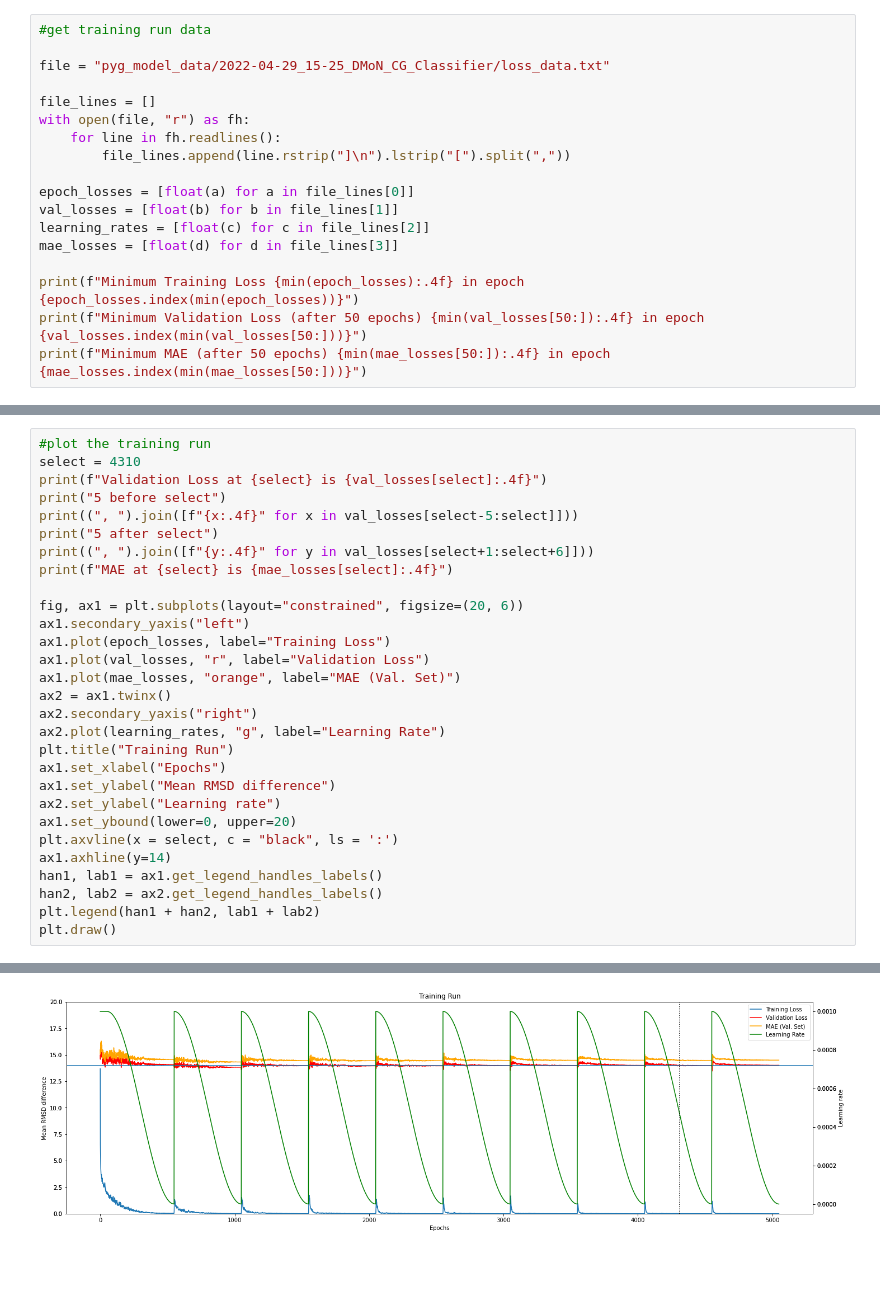
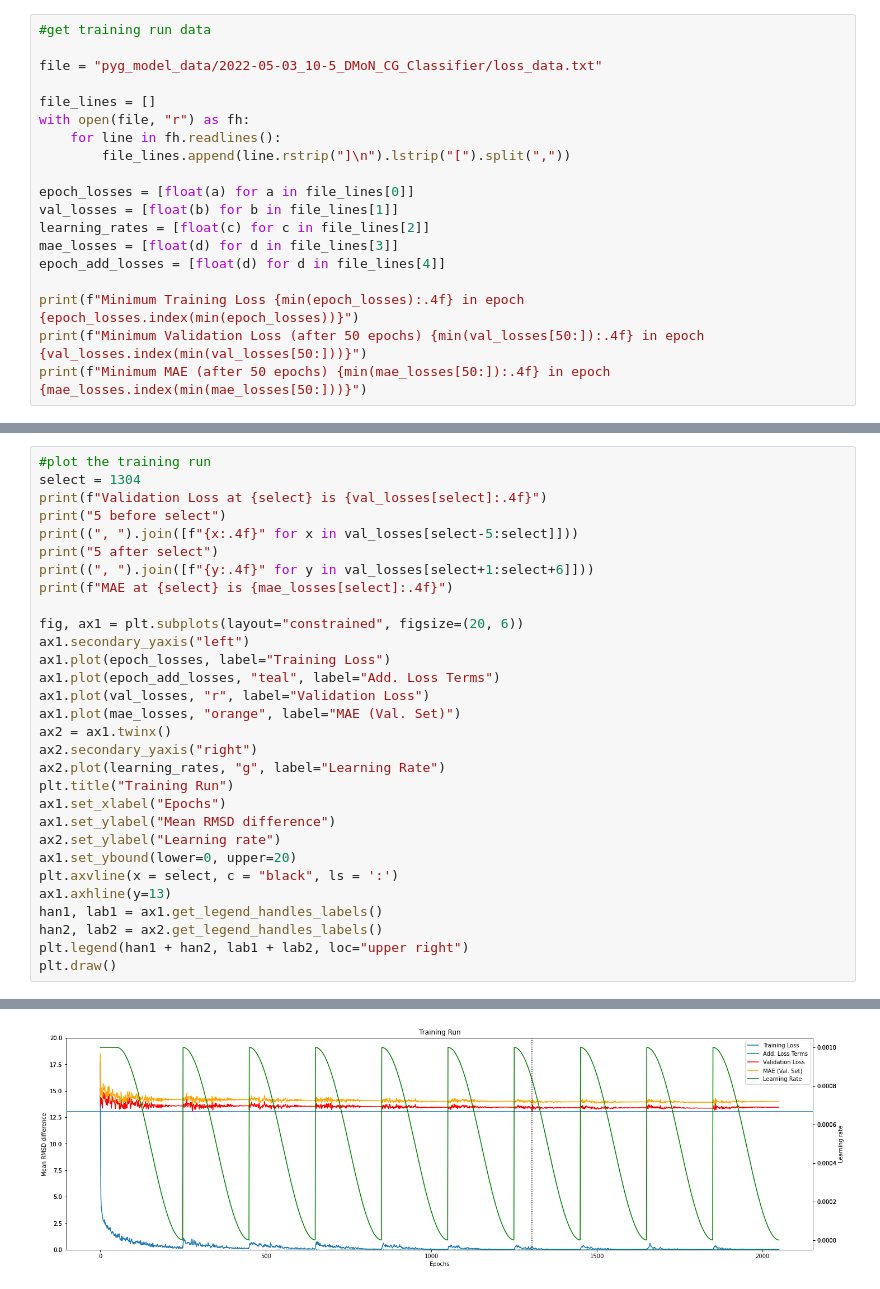
Before and after one commit to milang9/3d_classifier, a Jupyter notebook: 3d_classifier_PyG_pool.ipynb, the cells around one changed output, grey strips where cells are left out. Drawn from its saved outputs; the diff is of its cells as text.

```diff
--- a/3d_classifier_PyG_pool.ipynb
+++ b/3d_classifier_PyG_pool.ipynb
@@ -109,7 +109,7 @@ Seed used for training was: 17853016548730061173
 # %%
 #get training run data
 
-file = "pyg_model_data/2022-04-29_15-25_DMoN_CG_Classifier/loss_data.txt"
+file = "pyg_model_data/2022-05-03_10-5_DMoN_CG_Classifier/loss_data.txt"
 
 file_lines = []
 with open(file, "r") as fh:
@@ -120,6 +120,7 @@ epoch_losses = [float(a) for a in file_lines[0]]
 val_losses = [float(b) for b in file_lines[1]]
 learning_rates = [float(c) for c in file_lines[2]]
 mae_losses = [float(d) for d in file_lines[3]]
+epoch_add_losses = [float(d) for d in file_lines[4]]
 
 print(f"Minimum Training Loss {min(epoch_losses):.4f} in epoch {epoch_losses.index(min(epoch_losses))}")
 print(f"Minimum Validation Loss (after 50 epochs) {min(val_losses[50:]):.4f} in epoch {val_losses.index(min(val_losses[50:]))}")
@@ -131,6 +132,6 @@ Minimum MAE (after 50 epochs) 13.9562 in epoch 4553
 # %%
 #plot the training run
-select = 4310
+select = 1304
 print(f"Validation Loss at {select} is {val_losses[select]:.4f}")
 print("5 before select")
 print((", ").join([f"{x:.4f}" for x in val_losses[select-5:select]]))
@@ -141,6 +142,7 @@ print(f"MAE at {select} is {mae_losses[select]:.4f}")
 fig, ax1 = plt.subplots(layout="constrained", figsize=(20, 6))
 ax1.secondary_yaxis("left")
 ax1.plot(epoch_losses, label="Training Loss")
+ax1.plot(epoch_add_losses, "teal", label="Add. Loss Terms")
 ax1.plot(val_losses, "r", label="Validation Loss")
 ax1.plot(mae_losses, "orange", label="MAE (Val. Set)")
 ax2 = ax1.twinx()
@@ -152,9 +154,9 @@ ax1.set_ylabel("Mean RMSD difference")
 ax2.set_ylabel("Learning rate")
 ax1.set_ybound(lower=0, upper=20)
 plt.axvline(x = select, c = "black", ls = ':')
-ax1.axhline(y=14)
+ax1.axhline(y=13)
 han1, lab1 = ax1.get_legend_handles_labels()
 han2, lab2 = ax2.get_legend_handles_labels()
-plt.legend(han1 + han2, lab1 + lab2)
+plt.legend(han1 + han2, lab1 + lab2, loc="upper right")
 plt.draw()
 # %% [output]
@@ -167,4 +169,4 @@ MAE at 4310 is 14.4160
-[figure, old version]
+[figure, new version]
 # %%
 #Test
 from pyg_classifier.utility import get_energy_dict, rmsd_scatter, e_rmsd_scatter
```
Also changed, not shown: parts of 7 cells of this notebook, 9 other files.
